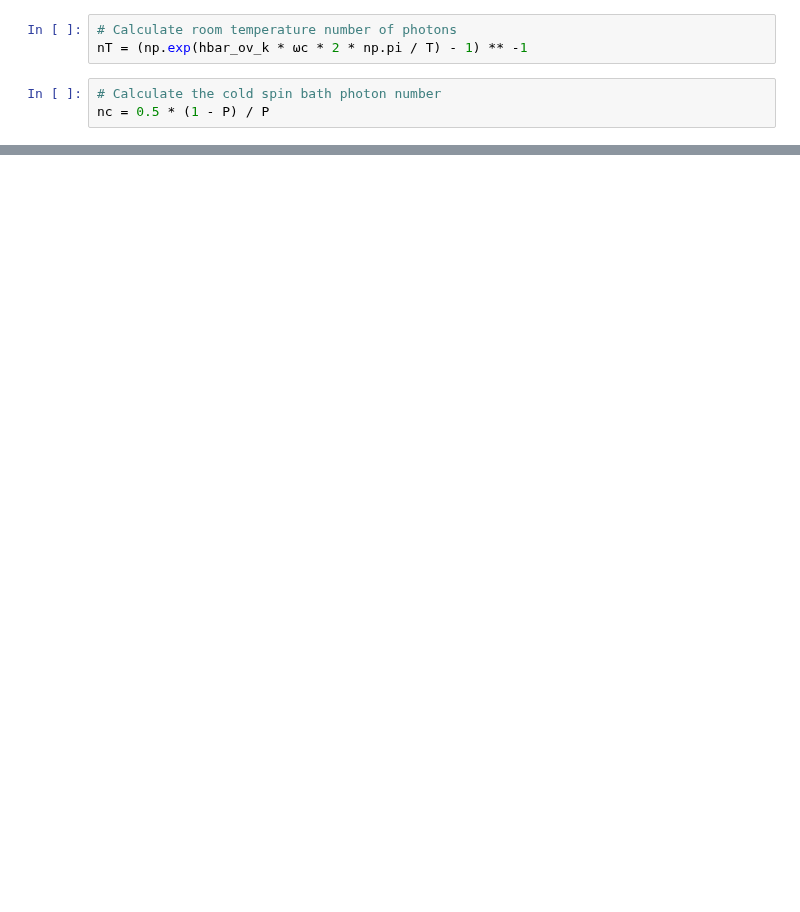
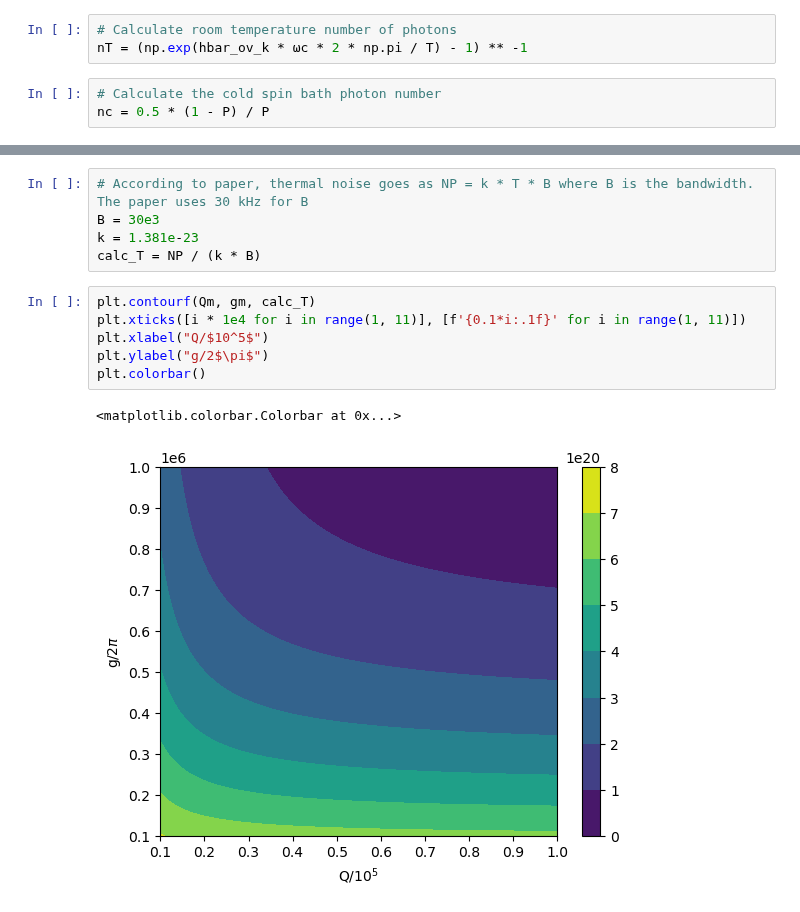
Before and after one commit to jleamer/mode_cooling, a Jupyter notebook: noise_power_spectrum.ipynb, the cells around one changed output, grey strips where cells are left out. Drawn from its saved outputs; the diff is of its cells as text; blank space fills up the shorter version.

```diff
--- a/noise_power_spectrum.ipynb
+++ b/noise_power_spectrum.ipynb
@@ -48,0 +46,14 @@ Text(0, 0.5, '$N_P(\\omega)$')
+# %%
+# According to paper, thermal noise goes as NP = k * T * B where B is the bandwidth.  The paper uses 30 kHz for B
+B = 30e3
+k = 1.381e-23
+calc_T = NP / (k * B)
+# %%
+plt.contourf(Qm, gm, calc_T)
+plt.xticks([i * 1e4 for i in range(1, 11)], [f'{0.1*i:.1f}' for i in range(1, 11)])
+plt.xlabel("Q/$10^5$")
+plt.ylabel("g/2$\pi$")
+plt.colorbar()
+# %% [output]
+<matplotlib.colorbar.Colorbar at 0x...>
+[figure, added]
```
Also changed, not shown: parts of 7 cells of this notebook.
